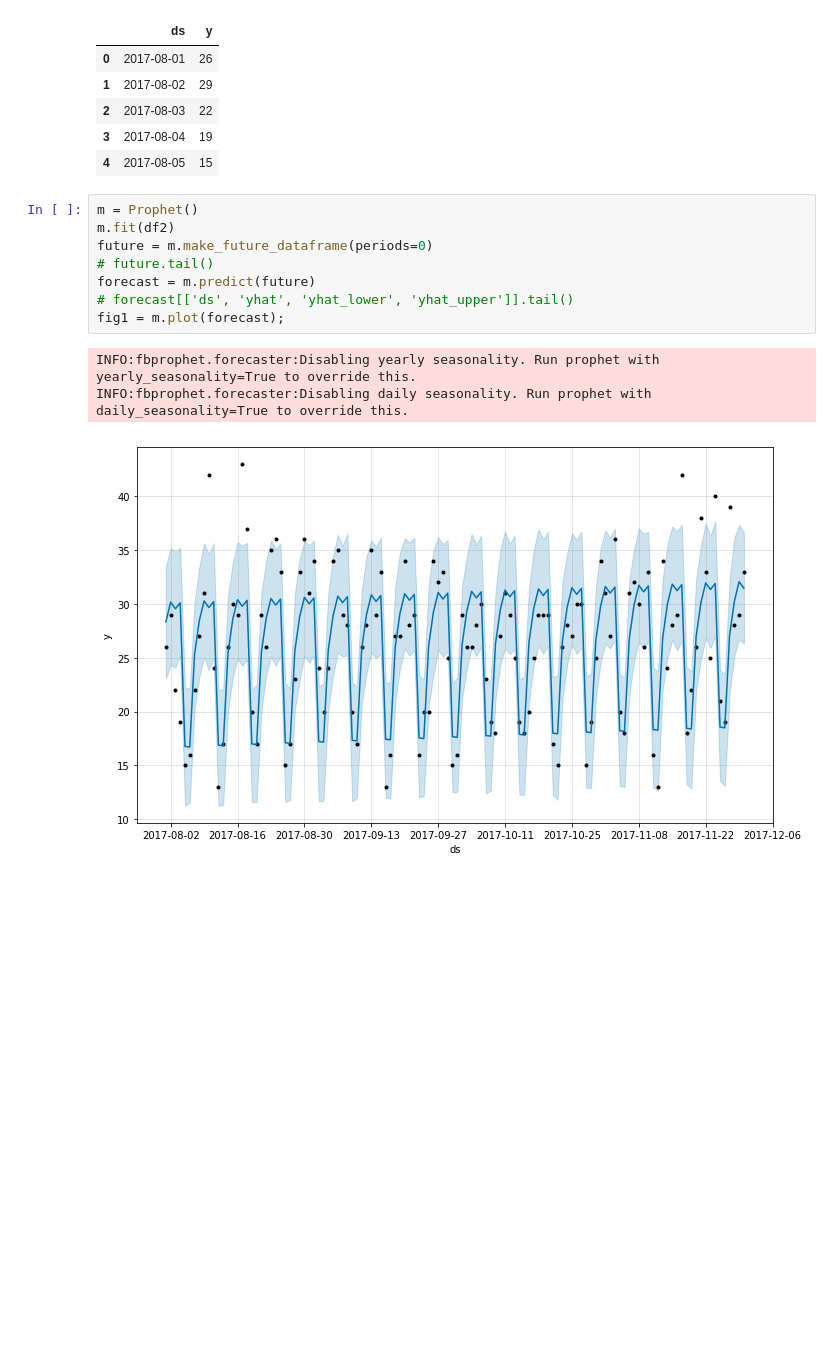
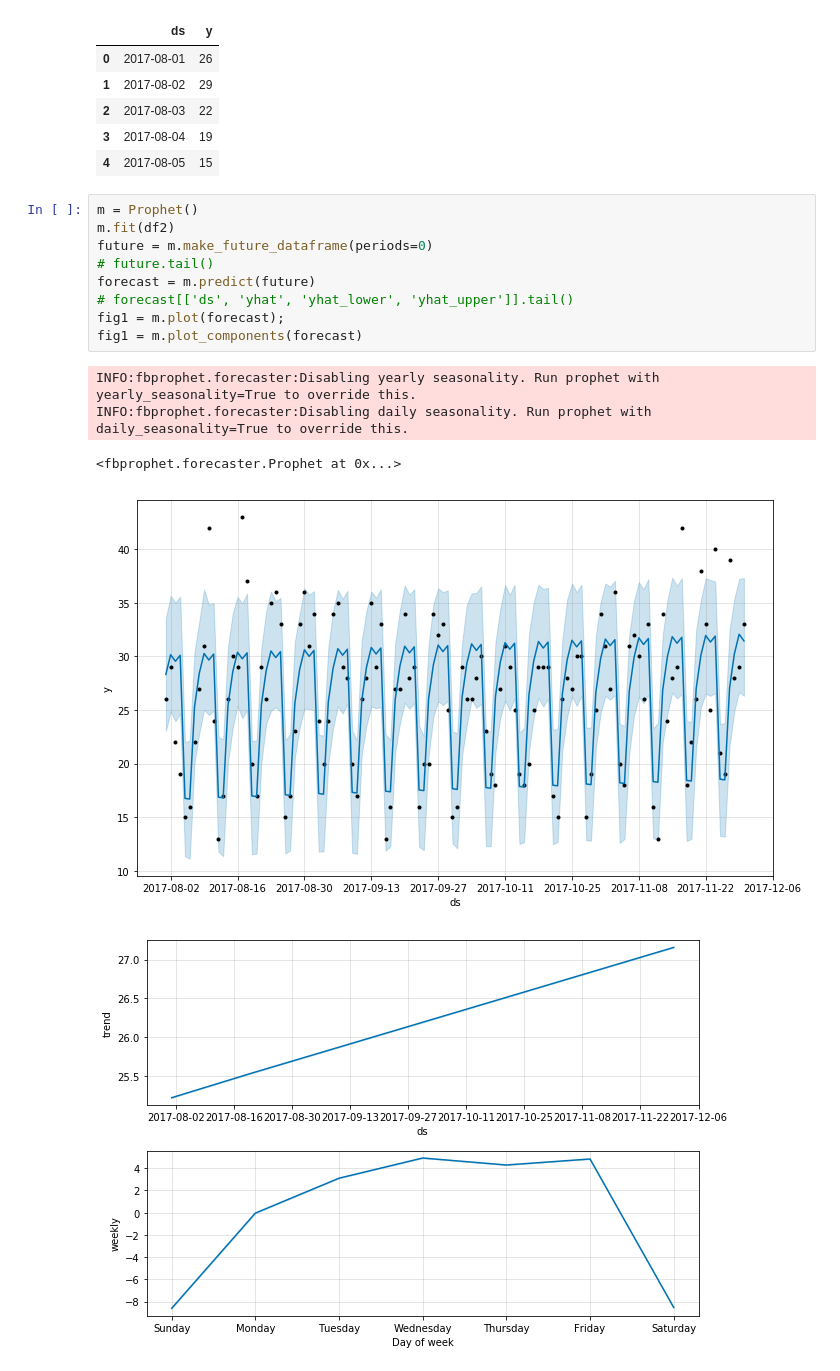
Before and after one commit to mondayn/py, a Jupyter notebook: emailFbpropphet.ipynb, the cells around one changed output. Saved outputs shown, nothing was run; the diff lists cells and outputs as text; blank space fills up the shorter version.

```diff
--- a/emailFbpropphet.ipynb
+++ b/emailFbpropphet.ipynb
@@ -40,15 +39,18 @@ df2.head()
 # %%
 m = Prophet()
 m.fit(df2)
 future = m.make_future_dataframe(periods=0)
 # future.tail()
 forecast = m.predict(future)
 # forecast[['ds', 'yhat', 'yhat_lower', 'yhat_upper']].tail()
 fig1 = m.plot(forecast);
+fig1 = m.plot_components(forecast)
 # %% [output]
 INFO:fbprophet.forecaster:Disabling yearly seasonality. Run prophet with yearly_seasonality=True to override this.
 INFO:fbprophet.forecaster:Disabling daily seasonality. Run prophet with daily_seasonality=True to override this.
+<fbprophet.forecaster.Prophet at 0x...>
 [figure]
+[figure, added]
 # %%
 #does this beat my arimaEmail Std error 31.82%
 
```
Also changed, not shown: parts of 3 cells of this notebook.
